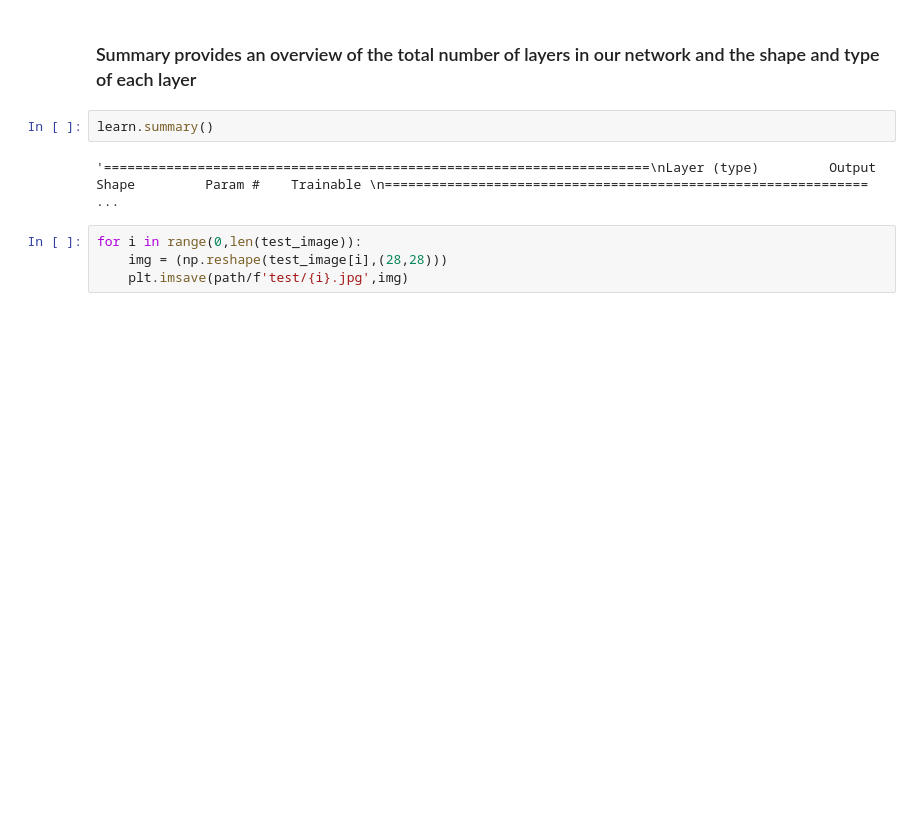
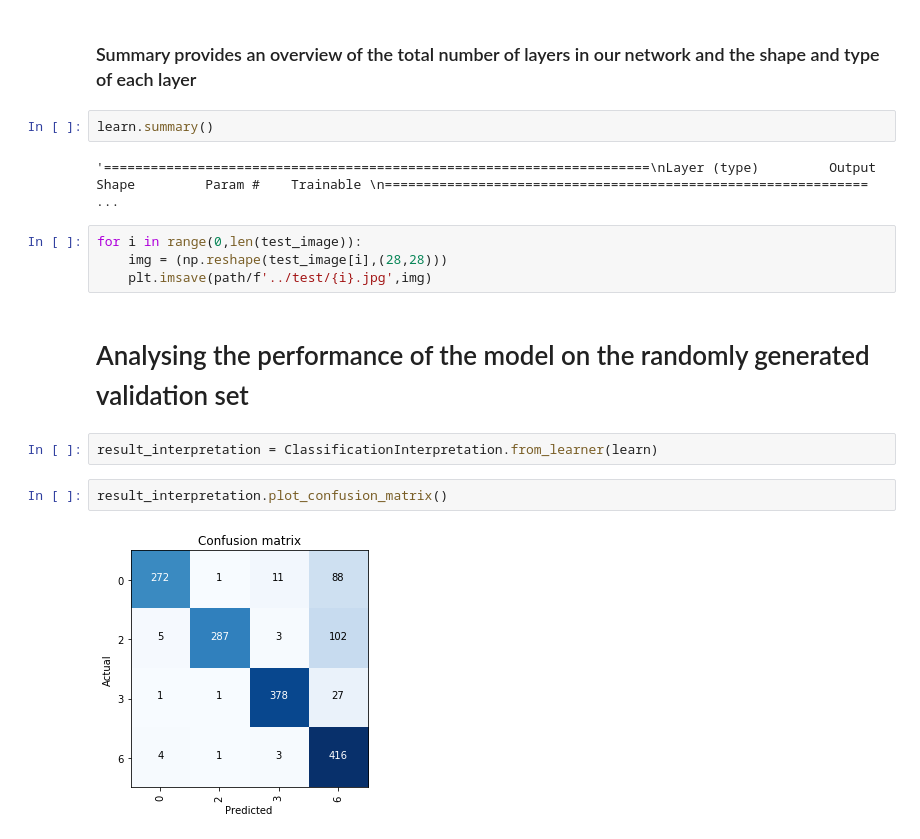
Before and after one commit to codefeeder/Project, a Jupyter notebook: cv_problem/classification.ipynb, the cells around one changed output. Drawn from its saved outputs; the diff is of its cells as text; blank space fills up the shorter version.

```diff
--- a/cv_problem/classification.ipynb
+++ b/cv_problem/classification.ipynb
@@ -295,4 +311,12 @@ learn.summary()
 # %%
 for i in range(0,len(test_image)):
     img = (np.reshape(test_image[i],(28,28)))
-    plt.imsave(path/f'test/{i}.jpg',img)
+    plt.imsave(path/f'../test/{i}.jpg',img)
+# %% [markdown]
+# Analysing the performance of the model on the randomly generated validation set
+# %%
+result_interpretation = ClassificationInterpretation.from_learner(learn)
+# %%
+result_interpretation.plot_confusion_matrix()
+# %% [output]
+[figure, added]
```
Also changed, not shown: parts of 25 cells of this notebook, 1 other file.
